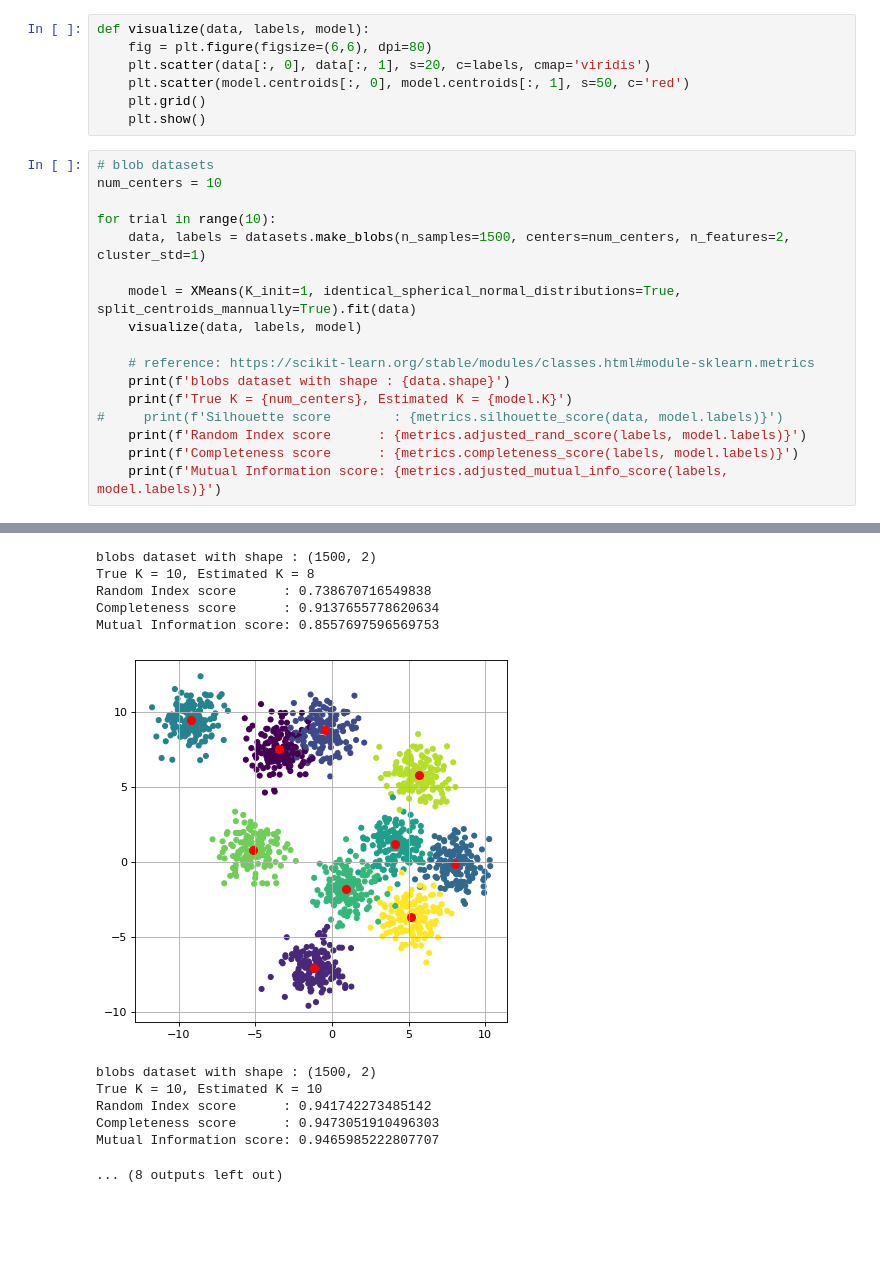
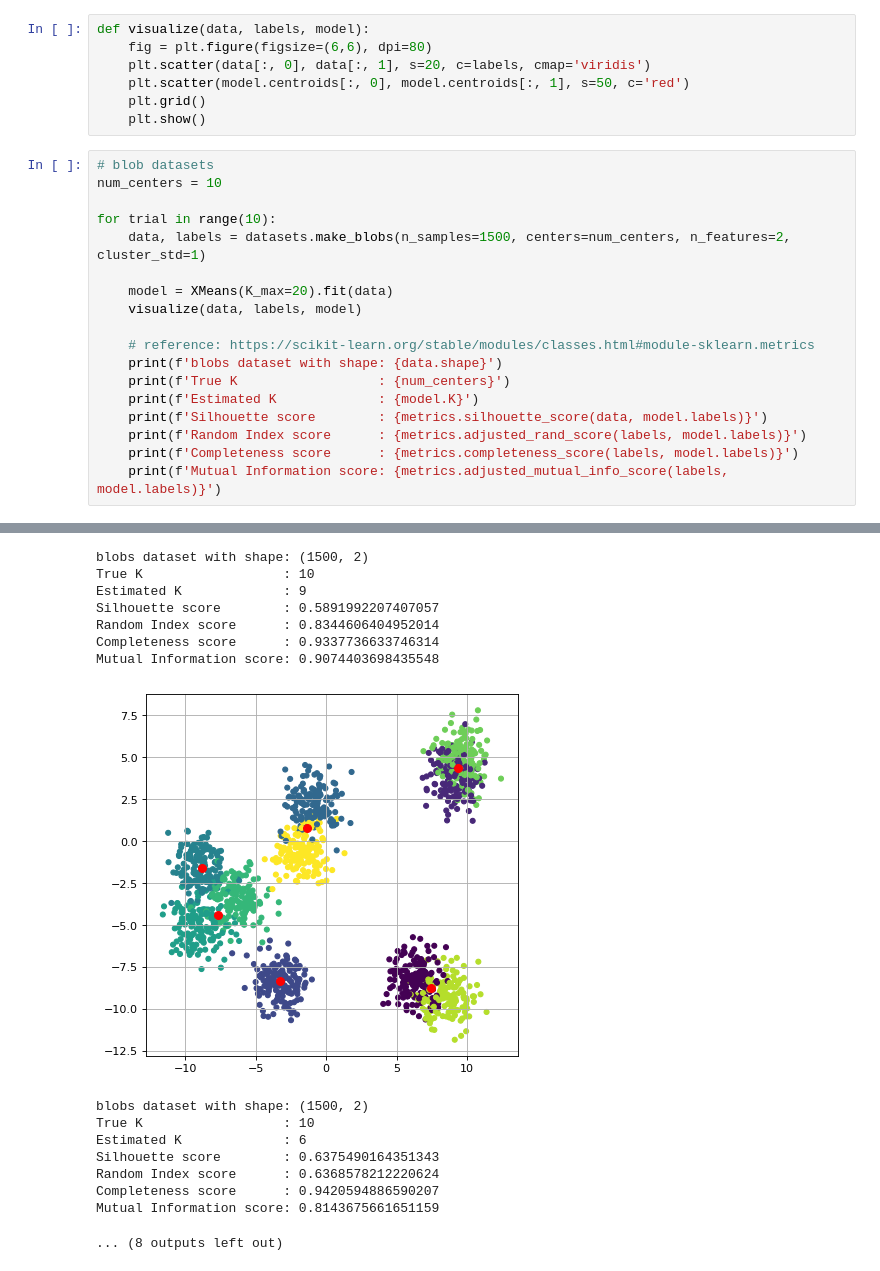
Before and after one commit to Albert-Z-Guo/X-means, a Jupyter notebook: tests.ipynb, the cells around one changed output, grey strips where cells are left out. Saved outputs shown, nothing was run; the diff lists cells and outputs as text; blank space fills up the shorter version.

```diff
--- a/tests.ipynb
+++ b/tests.ipynb
@@ -21,13 +21,14 @@ num_centers = 10
 for trial in range(10):
     data, labels = datasets.make_blobs(n_samples=1500, centers=num_centers, n_features=2, cluster_std=1)
 
-    model = XMeans(K_init=1, identical_spherical_normal_distributions=True, split_centroids_mannually=True).fit(data)
+    model = XMeans(K_max=20).fit(data)
     visualize(data, labels, model)
 
     # reference: https://scikit-learn.org/stable/modules/classes.html#module-sklearn.metrics
-    print(f'blobs dataset with shape : {data.shape}')
-    print(f'True K = {num_centers}, Estimated K = {model.K}')
-#     print(f'Silhouette score        : {metrics.silhouette_score(data, model.labels)}')
+    print(f'blobs dataset with shape: {data.shape}')
+    print(f'True K                  : {num_centers}')
+    print(f'Estimated K             : {model.K}')
+    print(f'Silhouette score        : {metrics.silhouette_score(data, model.labels)}')
     print(f'Random Index score      : {metrics.adjusted_rand_score(labels, model.labels)}')
     print(f'Completeness score      : {metrics.completeness_score(labels, model.labels)}')
     print(f'Mutual Information score: {metrics.adjusted_mutual_info_score(labels, model.labels)}')
@@ -60,12 +69,16 @@ Mutual Information score: 0.0
-blobs dataset with shape : (1500, 2)
-True K = 10, Estimated K = 8
-Random Index score      : 0.738670716549838
-Completeness score      : 0.9137655778620634
-Mutual Information score: 0.8557697596569753
+blobs dataset with shape: (1500, 2)
+True K                  : 10
+Estimated K             : 9
+Silhouette score        : 0.5891992207407057
+Random Index score      : 0.8344606404952014
+Completeness score      : 0.9337736633746314
+Mutual Information score: 0.9074403698435548
-[figure, old version]
+[figure, new version]
-blobs dataset with shape : (1500, 2)
-True K = 10, Estimated K = 10
-Random Index score      : 0.941742273485142
-Completeness score      : 0.9473051910496303
-Mutual Information score: 0.9465985222807707
+blobs dataset with shape: (1500, 2)
+True K                  : 10
+Estimated K             : 6
+Silhouette score        : 0.6375490164351343
+Random Index score      : 0.6368578212220624
+Completeness score      : 0.9420594886590207
+Mutual Information score: 0.8143675661651159
 ... (8 outputs left out)
```
Also changed, not shown: parts of 2 cells of this notebook, 1 other file.
